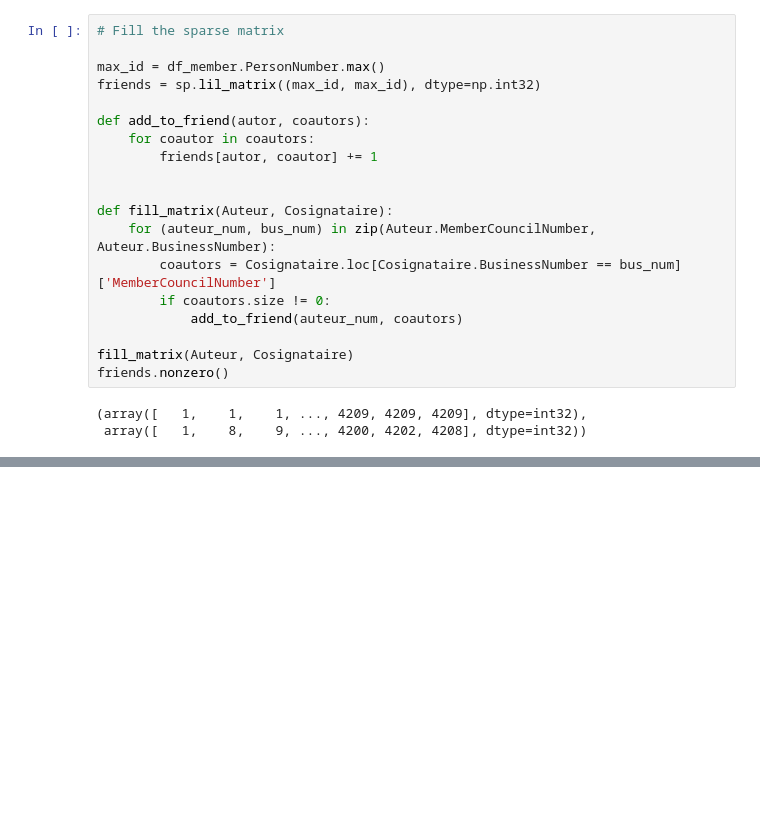
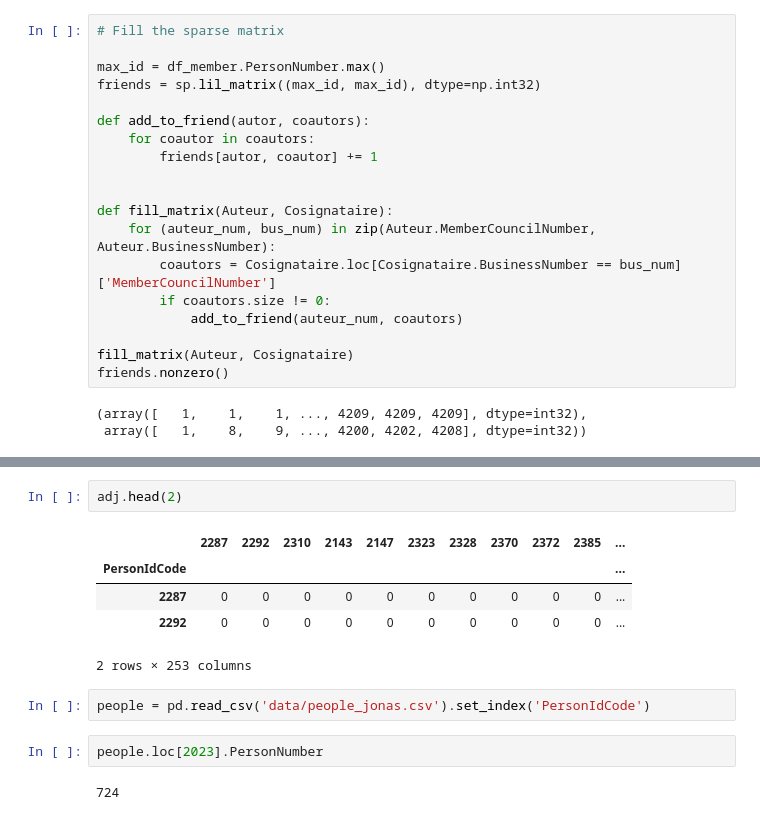
Before and after one commit to jmuth/parliament-viz.ch, a Jupyter notebook: scraping/Friendship_matrix.ipynb, the cells around one changed output, grey strips where cells are left out. Drawn from its saved outputs; the diff is of its cells as text; blank space fills up the shorter version.

```diff
--- a/scraping/Friendship_matrix.ipynb
+++ b/scraping/Friendship_matrix.ipynb
@@ -145,0 +176,14 @@ get_friends(friends, 1).head()
+# %%
+adj.head(2)
+# %% [output]
+|  | 2287 | 2292 | 2310 | 2143 | 2147 | 2323 | 2328 | 2370 | 2372 | 2385 | ... |
+| PersonIdCode |  |  |  |  |  |  |  |  |  |  | ... |
+| 2287 | 0 | 0 | 0 | 0 | 0 | 0 | 0 | 0 | 0 | 0 | ... |
+| 2292 | 0 | 0 | 0 | 0 | 0 | 0 | 0 | 0 | 0 | 0 | ... |
+2 rows × 253 columns
+# %%
+people = pd.read_csv('data/people_jonas.csv').set_index('PersonIdCode')
+# %%
+people.loc[2023].PersonNumber
+# %% [output]
+724
```
Also changed, not shown: parts of 15 cells of this notebook, 8 other files.
